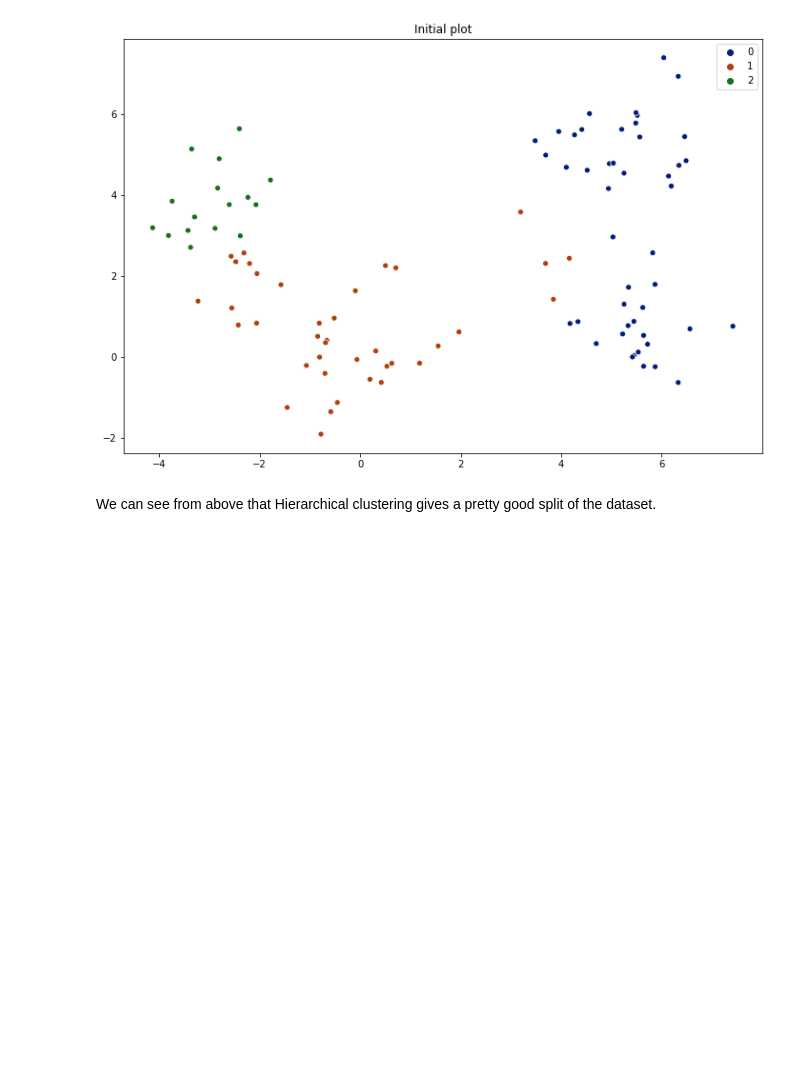
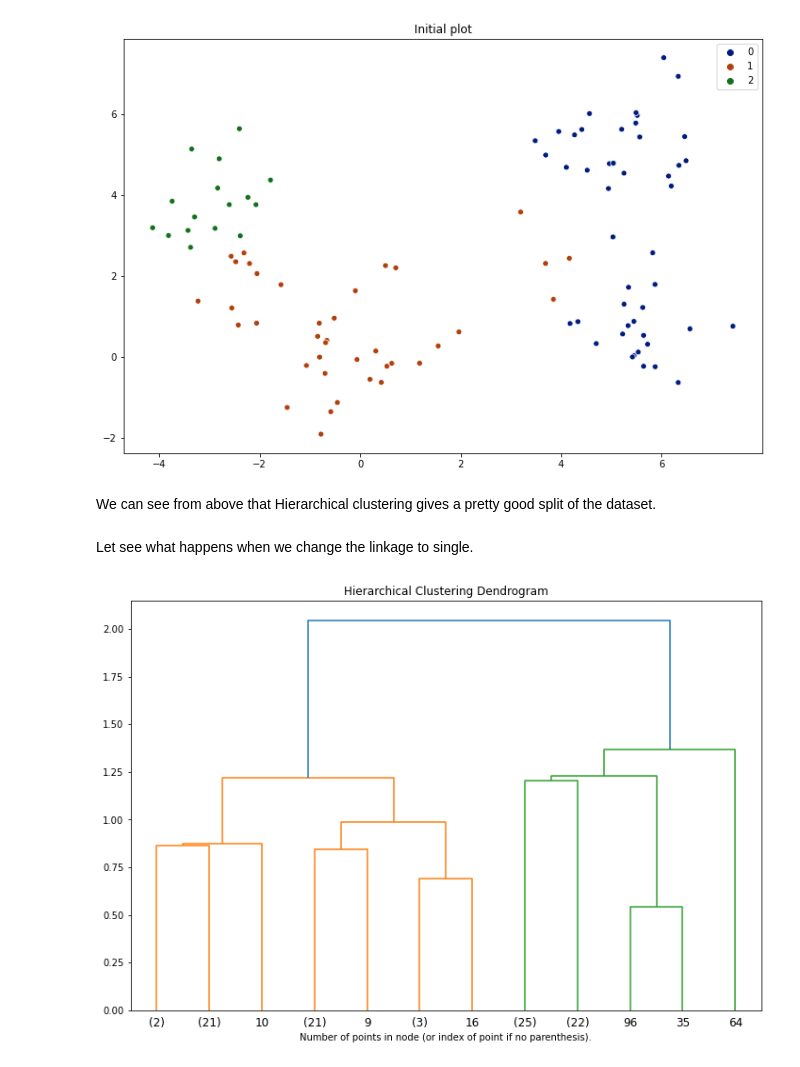
Before and after one commit to mchopraIITD/machinelearning, a Jupyter notebook: ml/src/Hierarchical_Clustering.ipynb, the cells around one changed output. Saved outputs shown, nothing was run; the diff lists cells and outputs as text; code cells hidden in the pictures; blank space fills up the shorter version.

Commit message:
add single linkage

```diff
--- a/ml/src/Hierarchical_Clustering.ipynb
+++ b/ml/src/Hierarchical_Clustering.ipynb
@@ -84,3 +84,20 @@ sns.scatterplot(X[:,0], X[:,1], hue=ac.labels_, palette='dark')
 [figure]
 # %% [markdown]
 We can see from above that Hierarchical clustering gives a pretty good split of the dataset.
+# %% [markdown]
+Let see what happens when we change the linkage to single.
+# %%
+ac = AgglomerativeClustering(distance_threshold=0,
+                            n_clusters=None,
+                            affinity='euclidean',
+                            linkage='single')
+ac = ac.fit(X)
+# %%
+plt.figure(figsize=(12,8))
+plt.title('Hierarchical Clustering Dendrogram')
+# plot the top three levels of the dendrogram
+plot_dendrogram(ac, truncate_mode='level', p=3)
+plt.xlabel("Number of points in node (or index of point if no parenthesis).")
+plt.show()
+# %% [output]
+[figure, added]
```
Also changed, not shown: parts of 3 cells of this notebook.
